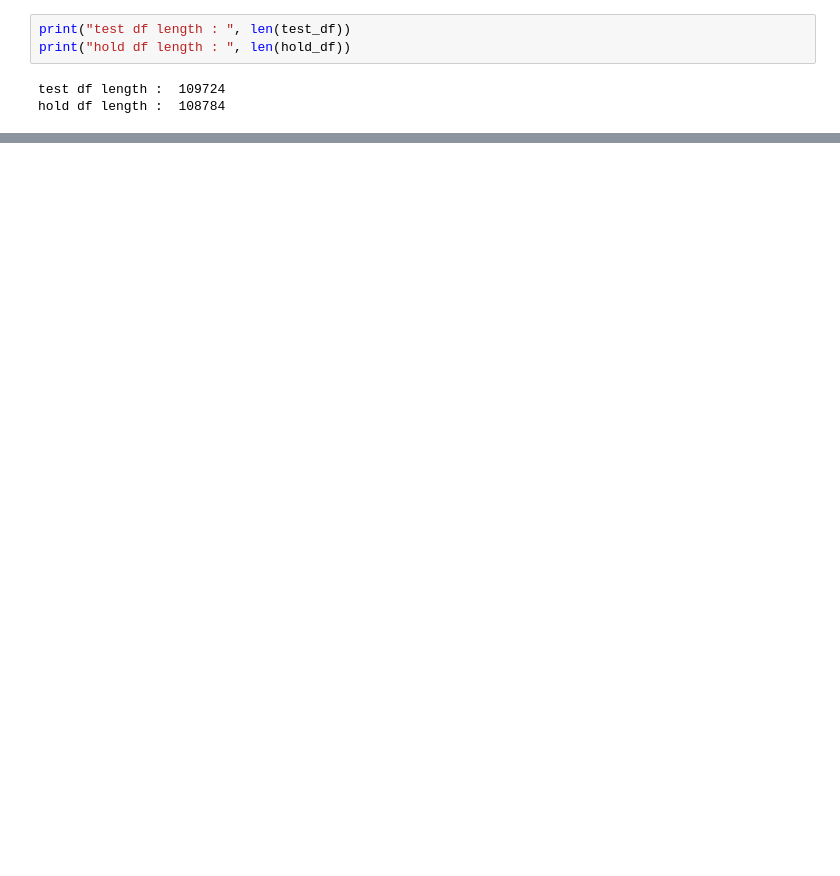
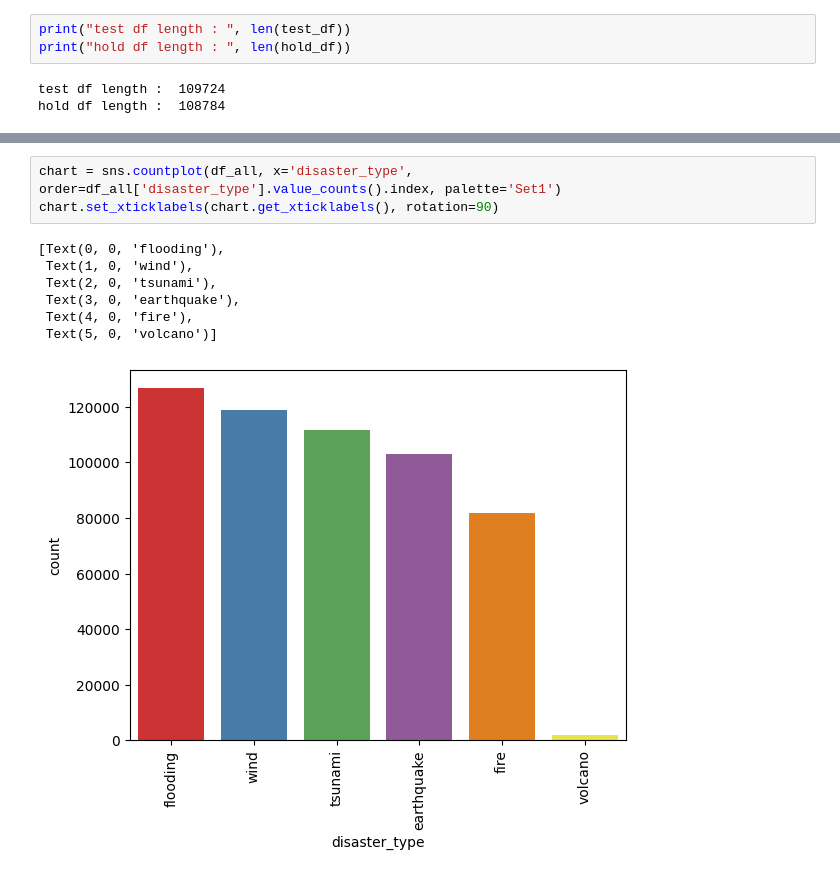
Before and after one commit to mrjakhi/SIADS-capstone-building-damage-detection-TEAM-GOONERS-, a Jupyter notebook: EDA.ipynb, the cells around one changed output, grey strips where cells are left out. Cells and saved outputs as stored; diff of their text form; blank space fills up the shorter version.

```diff
--- a/EDA.ipynb
+++ b/EDA.ipynb
@@ -231,0 +262,11 @@ plt.show()
+# %%
+chart = sns.countplot(df_all, x='disaster_type', order=df_all['disaster_type'].value_counts().index, palette='Set1')
+chart.set_xticklabels(chart.get_xticklabels(), rotation=90)
+# %% [output]
+[Text(0, 0, 'flooding'),
+ Text(1, 0, 'wind'),
+ Text(2, 0, 'tsunami'),
+ Text(3, 0, 'earthquake'),
+ Text(4, 0, 'fire'),
+ Text(5, 0, 'volcano')]
+[figure, added]
```
Also changed, not shown: parts of 18 cells of this notebook.
